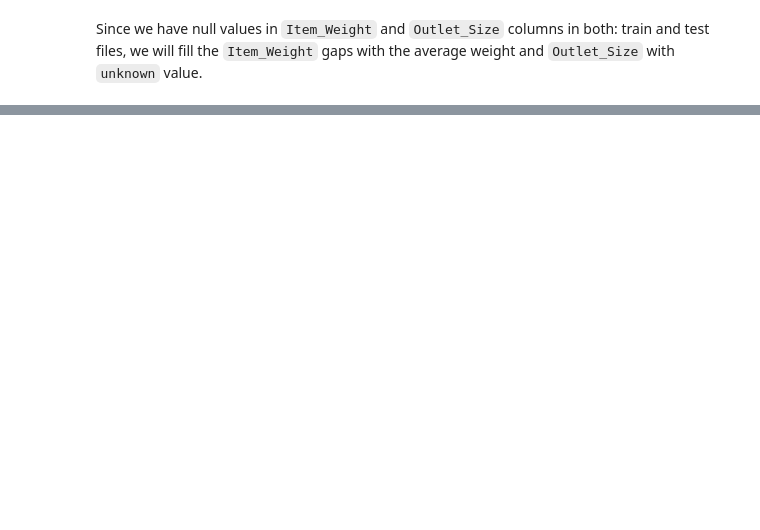
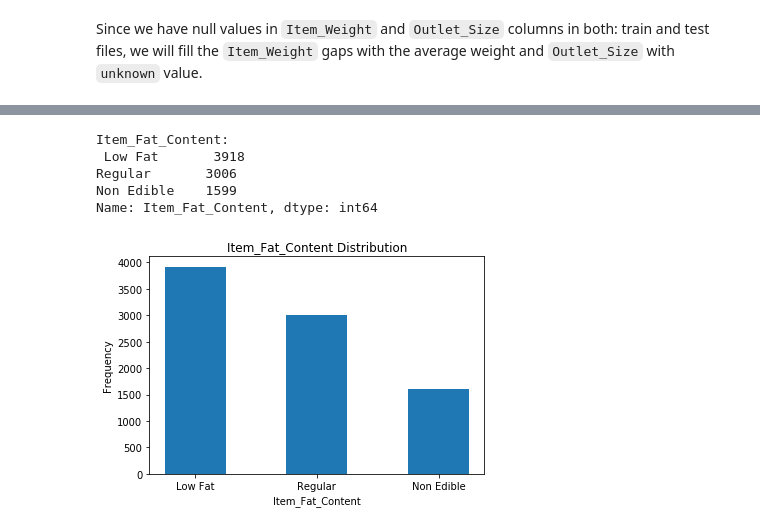
Before and after one commit to priyankkalgaonkar/Predictive-Analysis-Using-Feature-Engineering, a Jupyter notebook: Predictive_Analysis_Using_Feature_Engineering.ipynb, the cells around one changed output, grey strips where cells are left out. Drawn from its saved outputs; the diff is of its cells as text; code cells hidden in the pictures; blank space fills up the shorter version.

```diff
--- a/Predictive_Analysis_Using_Feature_Engineering.ipynb
+++ b/Predictive_Analysis_Using_Feature_Engineering.ipynb
@@ -48,0 +209,30 @@ ValueError: ignored
+# %%
+# From the above graph we can see that there are actually two classes in 'Item_Fat_Content'. But some of the items are non consumables.
+def item_fat(cols):
+  fat=cols[0]
+  typ=cols[1]
+
+  if (fat=='Low Fat' or fat=='LF' or fat=='low fat') and (typ=='Foods' or typ=='Drinks'):
+    return 'Low Fat'
+  elif (fat=='Regular' or fat=='reg') and (typ=='Foods' or typ=='Drinks'):
+    return 'Regular'
+  else:
+    return 'Non Edible'
+# %%
+train['Item_Fat_Content']=train[['Item_Fat_Content','Item_Type']].apply(item_fat,axis=1)
+test['Item_Fat_Content']=test[['Item_Fat_Content','Item_Type']].apply(item_fat,axis=1)
+# %%
+import numpy as np
+import matplotlib.pyplot as plt
+plt.bar(train['Item_Fat_Content'].unique(), train['Item_Fat_Content'].value_counts(), width=0.5, bottom=None, align='center', data=train)
+plt.title('Item_Fat_Content Distribution')
+plt.xlabel('Item_Fat_Content')
+plt.ylabel('Frequency')
+print('Item_Fat_Content:\n',train['Item_Fat_Content'].value_counts())
+# %% [output]
+Item_Fat_Content:
+ Low Fat       3918
+Regular       3006
+Non Edible    1599
+Name: Item_Fat_Content, dtype: int64
+[figure, added]
```
Also changed, not shown: parts of 33 cells of this notebook.
